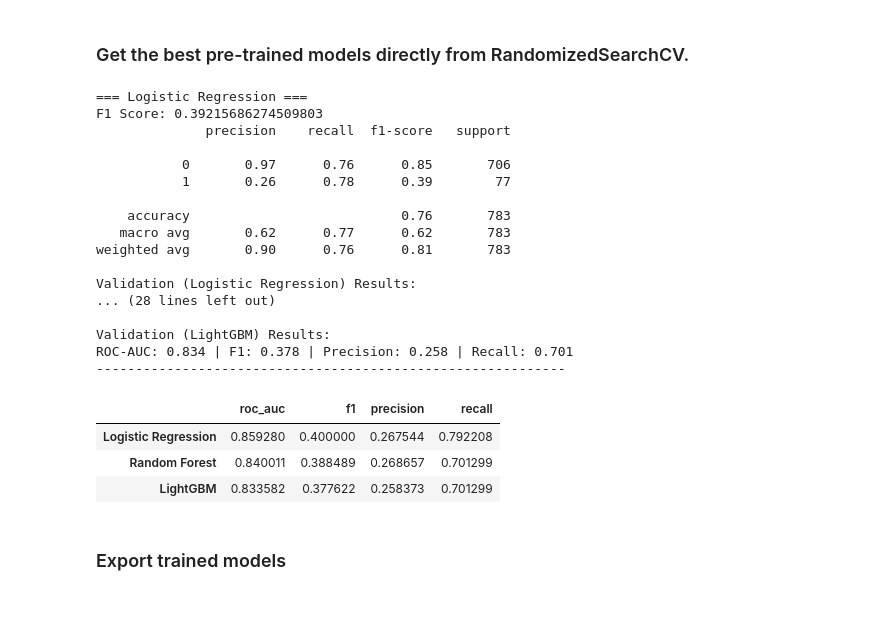
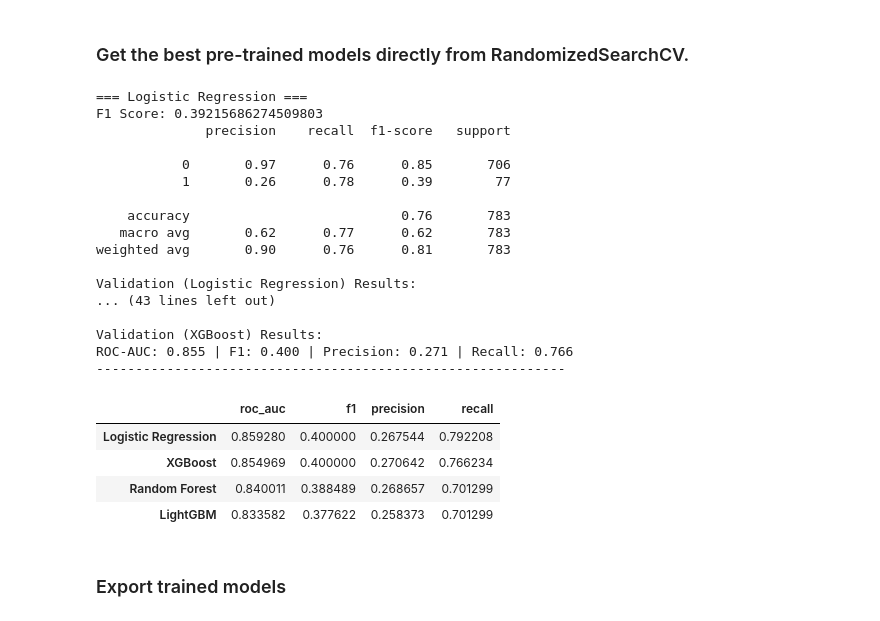
Before and after one commit to FrancoPalavicinoG/cellia, a Jupyter notebook: notebooks/04_baseline_training.ipynb, the cells around one changed output. Cells and saved outputs as stored; diff of their text form; code cells hidden in the pictures.

```diff
--- a/notebooks/04_baseline_training.ipynb
+++ b/notebooks/04_baseline_training.ipynb
@@ -199,6 +210,7 @@ from sklearn.model_selection import RandomizedSearchCV
 from sklearn.linear_model import LogisticRegression
 from sklearn.ensemble import RandomForestClassifier
 from lightgbm import LGBMClassifier
+from xgboost import XGBClassifier
 from scipy.stats import uniform, randint
 import numpy as np
 
@@ -288,6 +300,44 @@ lgbm_search = RandomizedSearchCV(
 lgbm_search.fit(X_train, y_train)
 print("Best LightGBM params:", lgbm_search.best_params_)
 print("Best F1:", lgbm_search.best_score_)
+
+
+# ---------------------------
+# XGBoost
+# ---------------------------
+xgb = XGBClassifier(
+    random_state=42,
+    eval_metric='logloss',
+    use_label_encoder=False
+)
+
+xgb_param_dist = {
+    'n_estimators': randint(200, 800),
+    'learning_rate': uniform(0.01, 0.2),
+    'max_depth': randint(3, 10),
+    'min_child_weight': randint(1, 10),
+    'subsample': uniform(0.6, 0.4),
+    'colsample_bytree': uniform(0.6, 0.4),
+    'gamma': uniform(0, 5),
+    'reg_alpha': uniform(0, 1),
+    'reg_lambda': uniform(0, 2),
+    'scale_pos_weight': [1, (y_train.value_counts()[0] / y_train.value_counts()[1])]
+}
+
+xgb_search = RandomizedSearchCV(
+    xgb,
+    param_distributions=xgb_param_dist,
+    n_iter=20,
+    scoring='f1',
+    cv=5,
+    verbose=2,
+    random_state=42,
+    n_jobs=-1
+)
+
+xgb_search.fit(X_train, y_train)
+print("Best XGBoost params:", xgb_search.best_params_)
+print("Best F1:", xgb_search.best_score_)
 # %% [output]
 Fitting 5 folds for each of 30 candidates, totalling 150 fits
 Best Logistic Regression params: {'C': np.float64(0.21584494295802448), 'class_weight': 'balanced', 'penalty': 'l2', 'solver': 'saga'}
@@ -314,45 +367,48 @@ Best F1: 0.7277583174293969
 best_logreg = logreg_search.best_estimator_
 best_rf = rf_search.best_estimator_
 best_lgbm = lgbm_search.best_estimator_
+best_xgb = xgb_search.best_estimator_
 
 from sklearn.metrics import classification_report, f1_score
 
 models = {
     "Logistic Regression": best_logreg,
     "Random Forest": best_rf,
-    "LightGBM": best_lgbm
+    "LightGBM": best_lgbm,
+    "XGBoost": best_xgb
 }
 
 results = {}
 for name, model in models.items():
     y_pred = model.predict(X_test)
     print(f"\n=== {name} ===")
     print("F1 Score:", f1_score(y_test, y_pred))
     print(classification_report(y_test, y_pred))
     results[name] = evaluate_model(model, X_val, y_val, f"Validation ({name})")
 
 results_df = pd.DataFrame(results).T
 results_df.sort_values("roc_auc", ascending=False)
 # %% [output]
 === Logistic Regression ===
 F1 Score: 0.39215686274509803
               precision    recall  f1-score   support
 
            0       0.97      0.76      0.85       706
            1       0.26      0.78      0.39        77
 
     accuracy                           0.76       783
    macro avg       0.62      0.77      0.62       783
 weighted avg       0.90      0.76      0.81       783
 
 Validation (Logistic Regression) Results:
-... (28 lines left out)
+... (43 lines left out)
 
-Validation (LightGBM) Results:
-ROC-AUC: 0.834 | F1: 0.378 | Precision: 0.258 | Recall: 0.701
+Validation (XGBoost) Results:
+ROC-AUC: 0.855 | F1: 0.400 | Precision: 0.271 | Recall: 0.766
 ------------------------------------------------------------
 |  | roc_auc | f1 | precision | recall |
 | Logistic Regression | 0.859280 | 0.400000 | 0.267544 | 0.792208 |
+| XGBoost | 0.854969 | 0.400000 | 0.270642 | 0.766234 |
 | Random Forest | 0.840011 | 0.388489 | 0.268657 | 0.701299 |
 | LightGBM | 0.833582 | 0.377622 | 0.258373 | 0.701299 |
 # %% [markdown]
```
Also changed, not shown: parts of 7 cells of this notebook.
